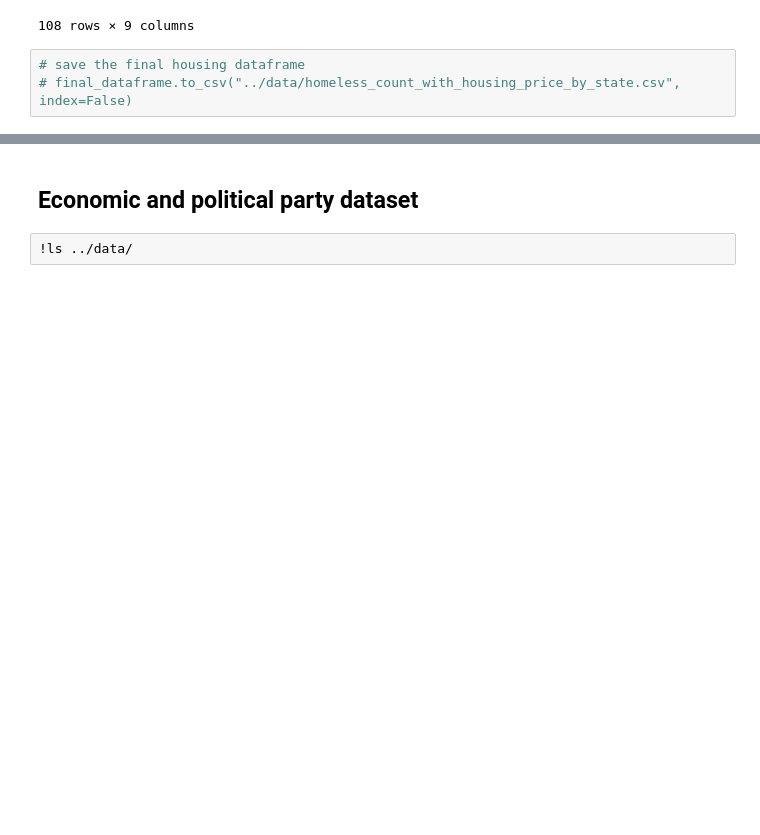
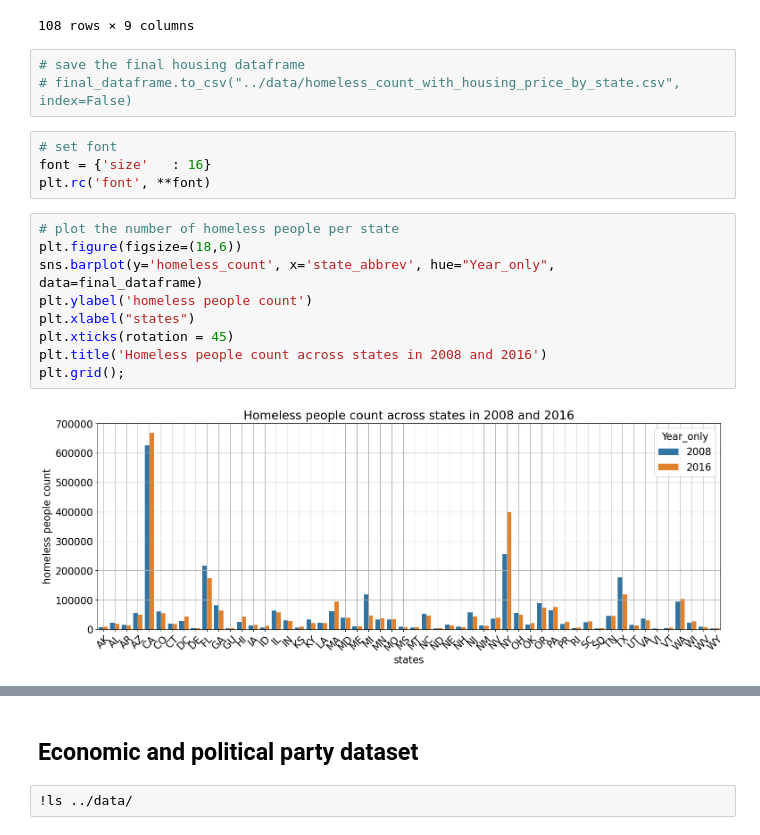
Before and after one commit to RenhaoL/CS109A_AC209A_Fall22_final_project, a Jupyter notebook: src/milestone2.ipynb, the cells around one changed output, grey strips where cells are left out. Drawn from its saved outputs; the diff is of its cells as text; blank space fills up the shorter version.

```diff
--- a/src/milestone2.ipynb
+++ b/src/milestone2.ipynb
@@ -257,3 +265,18 @@ See the caveats in the documentation: https://pandas.pydata.org/pandas-docs/stab
 # %%
 # save the final housing dataframe
 # final_dataframe.to_csv("../data/homeless_count_with_housing_price_by_state.csv", index=False)
+# %%
+# set font
+font = {'size'   : 16}
+plt.rc('font', **font)
+# %%
+# plot the number of homeless people per state
+plt.figure(figsize=(18,6))
+sns.barplot(y='homeless_count', x='state_abbrev', hue="Year_only", data=final_dataframe)
+plt.ylabel('homeless people count')
+plt.xlabel("states")
+plt.xticks(rotation = 45)
+plt.title('Homeless people count across states in 2008 and 2016')
+plt.grid();
+# %% [output]
+[figure, added]
```
Also changed, not shown: parts of 21 cells of this notebook.
